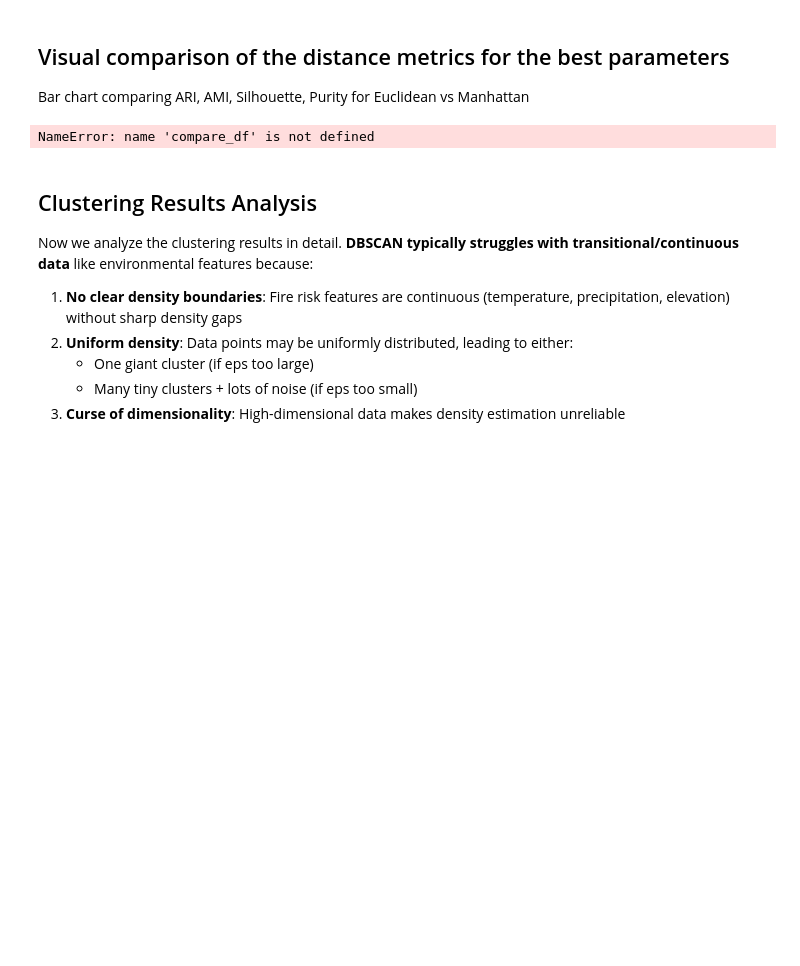
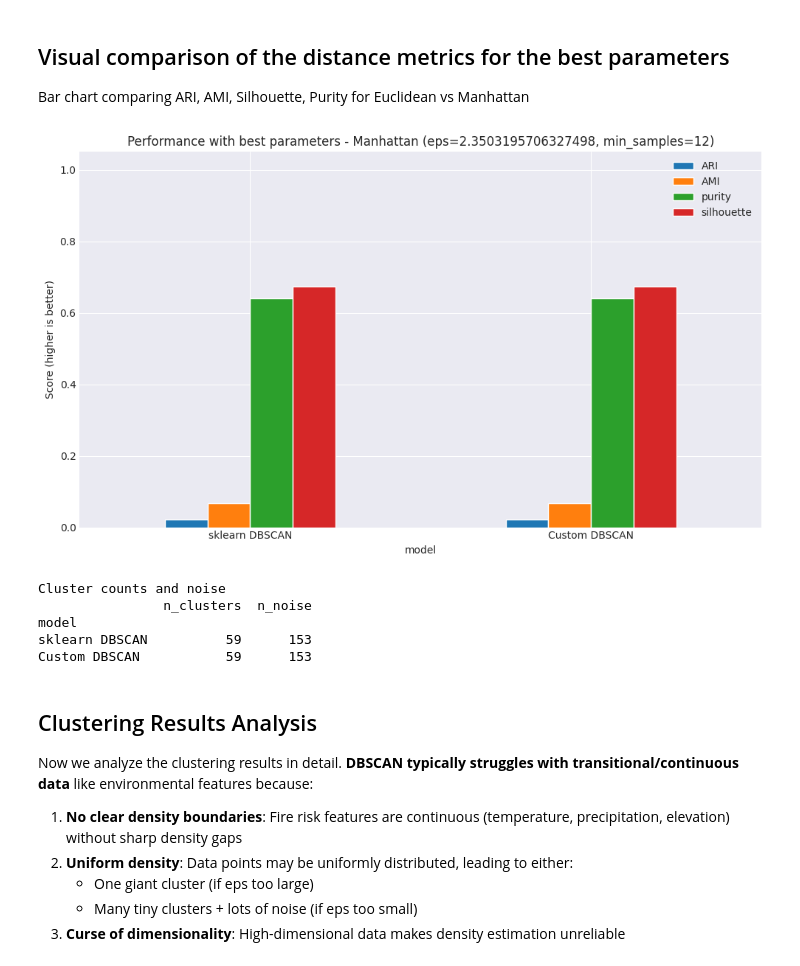
Before and after one commit to BESSAI-Tayeb/forest-fires-algeria-tunisia-analysis, a Jupyter notebook: analysis/unsupervised/dbscan.ipynb, the cells around one changed output. Cells and saved outputs as stored; diff of their text form; code cells hidden in the pictures; blank space fills up the shorter version.

```diff
--- a/analysis/unsupervised/dbscan.ipynb
+++ b/analysis/unsupervised/dbscan.ipynb
@@ -681,32 +424,28 @@ KeyboardInterrupt:
 
 Bar chart comparing ARI, AMI, Silhouette, Purity for Euclidean vs Manhattan
 # %%
-metrics_to_plot = ['ARI','AMI','purity','calinski_harabasz']
-vals = compare_df[metrics_to_plot].copy()
-
-# Normalize Calinski-Harabasz for visualization
-ch_max = vals['calinski_harabasz'].max()
-if ch_max > 0:
-    vals['calinski_harabasz'] = vals['calinski_harabasz'] / ch_max
+metrics_to_plot = ['ARI','AMI','purity','silhouette']
+vals = compare_df[metrics_to_plot]
 
 fig, ax = plt.subplots(figsize=(10, 6))
 vals.plot(kind='bar', ax=ax)
-ax.set_title(f'Performance with best parameters - Manhattan (eps={best_eps:.2f}, min_samples={best_min_samples})')
+ax.set_title(f'Performance with best parameters - Manhattan (eps={best_eps}, min_samples={best_min_samples})')
 ax.set_ylabel('Score (higher is better)')
 ax.set_ylim(0, 1.05)
 plt.xticks(rotation=0)
 plt.tight_layout()
 plt.show()
 
 # Show cluster counts for each metric
 print('Cluster counts and noise')
-display(compare_df[['n_clusters','n_noise']])
-
-print("\nNote: Calinski-Harabasz Index (CH) is much faster than Silhouette Score")
-print("CH measures the ratio of between-cluster to within-cluster dispersion")
-print("Higher CH values indicate better-defined, more separated clusters")
+print(compare_df[['n_clusters','n_noise']])
 # %% [output]
+[figure, added]
-NameError: name 'compare_df' is not defined
+Cluster counts and noise
+                n_clusters  n_noise
+model
+sklearn DBSCAN          59      153
+Custom DBSCAN           59      153
 # %% [markdown]
 ## Clustering Results Analysis
 
```
Also changed, not shown: parts of 13 cells of this notebook, 2 other files.
